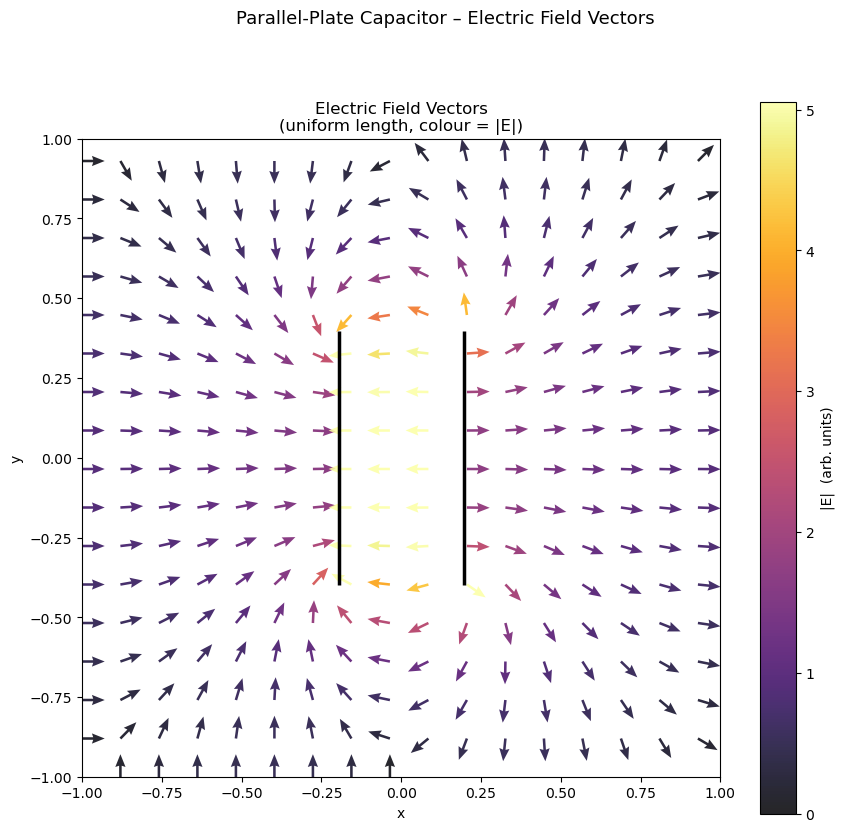
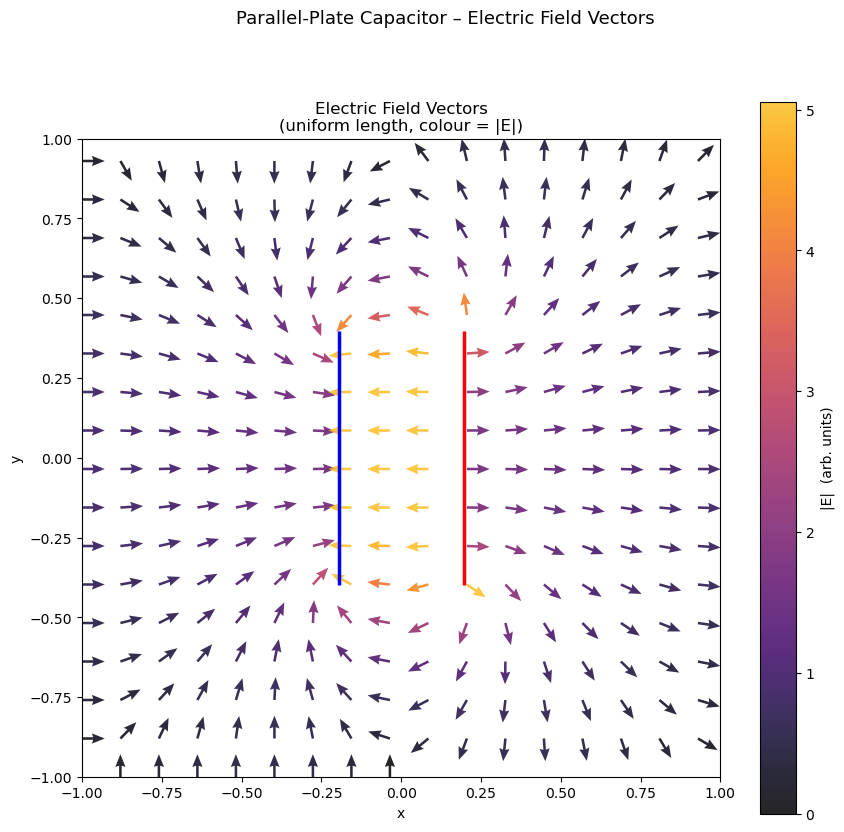
Unified diff of the notebook cell whose output changed from the first chart to the second:
--- before
+++ after
@@ -1,2 +1,5 @@
+inferno_dark = LinearSegmentedColormap.from_list(
+    "inferno_dark", plt.cm.inferno(np.linspace(0, 0.85, 256)))
+
 fig2, ax = plt.subplots(figsize=(9, 9), dpi=100, facecolor="white")
 fig2.suptitle("Parallel-Plate Capacitor – Electric Field Vectors", fontsize=13)
@@ -5,5 +8,5 @@
 norm1 = Normalize(vmin=0, vmax=vmax1)
 qv = ax.quiver(xq, yq, Exh, Eyh, Eq,
-               cmap="inferno", norm=norm1,
+               cmap=inferno_dark, norm=norm1,
                angles="xy", scale=28, width=0.004,
                headwidth=4, headlength=5, alpha=0.85)

Commit: Update PHYS_486_Homework_4.ipynb